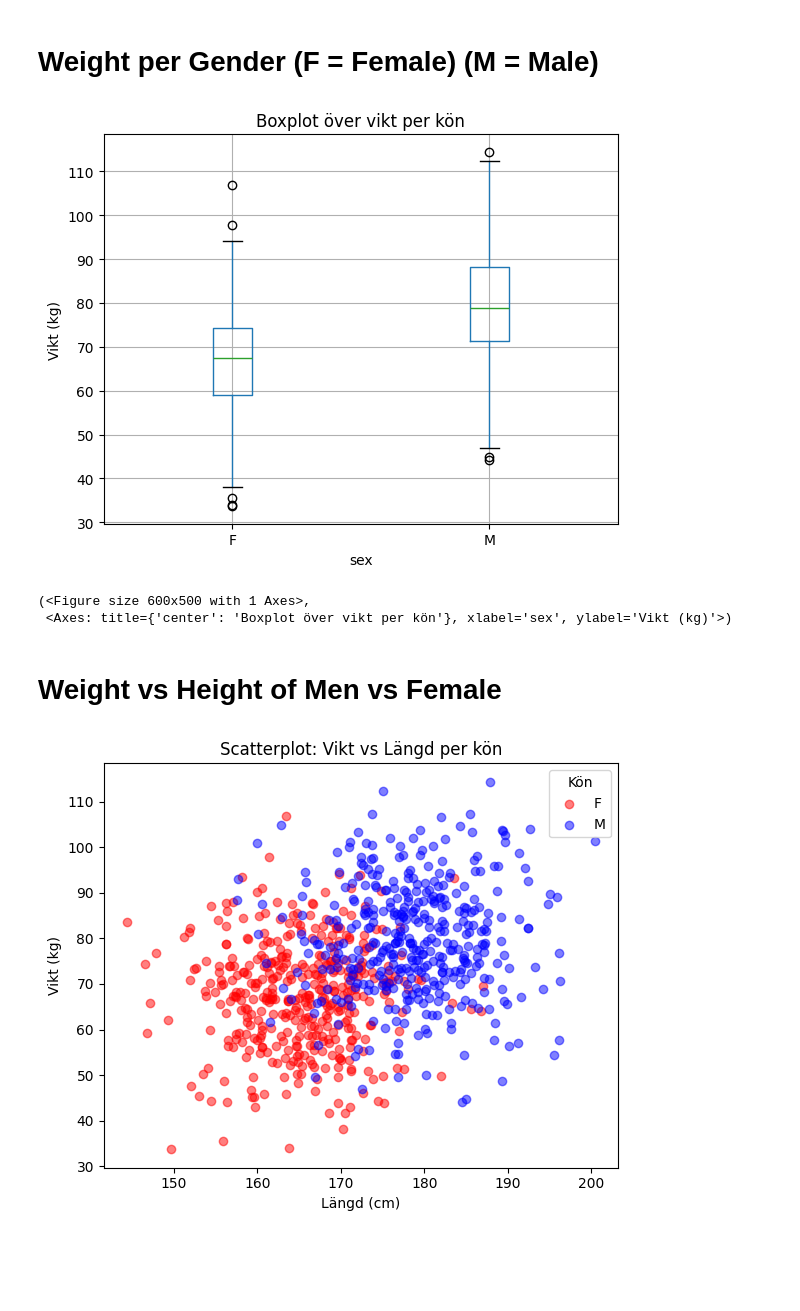
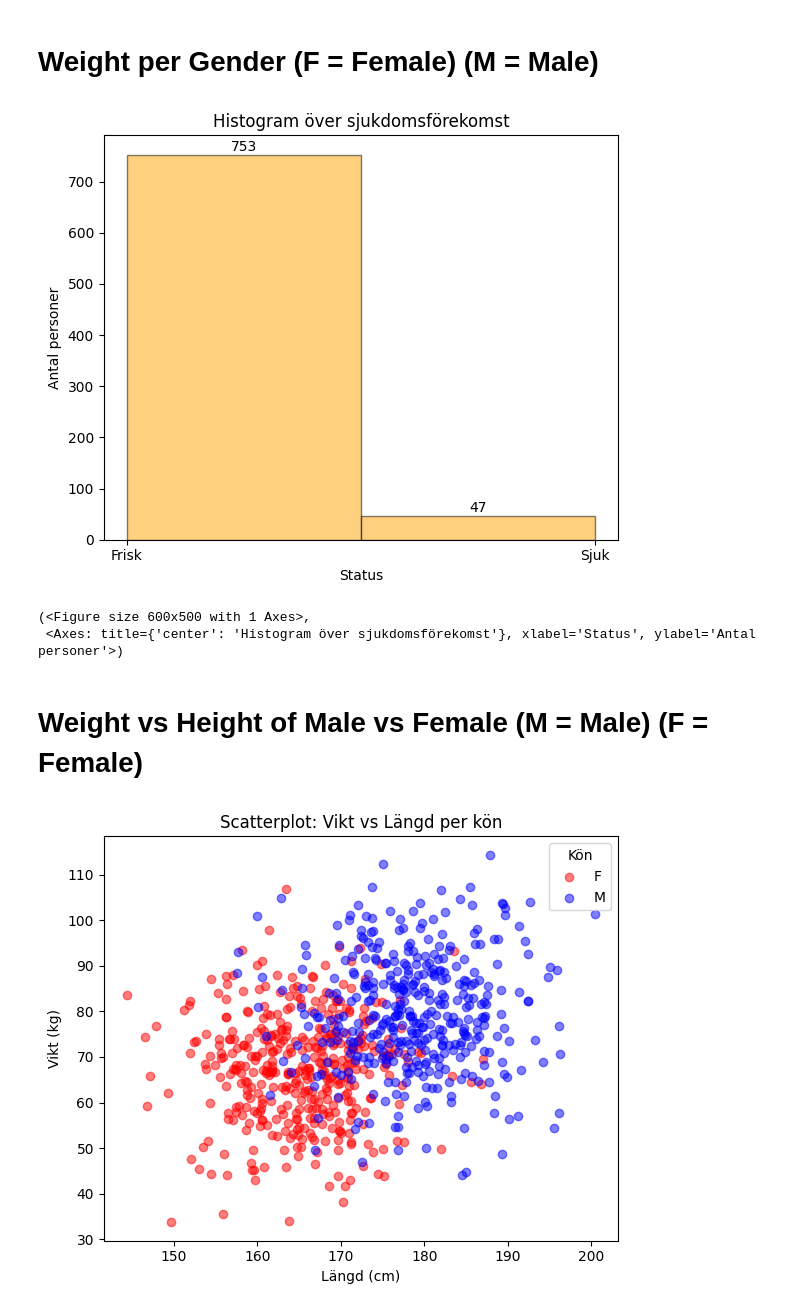
Before and after one commit to MarcusMorlock/health-individual-inlamning, a Jupyter notebook: report.ipynb, the cells around one changed output. Drawn from its saved outputs; the diff is of its cells as text; code cells hidden in the pictures; blank space fills up the shorter version.

Commit message:
removed height for disease per gender

```diff
--- a/report.ipynb
+++ b/report.ipynb
@@ -33,13 +33,13 @@ analyser.viz_smoker_per_gender()
 # %% [markdown]
 # Weight per Gender (F = Female) (M = Male)
 # %%
-analyser.viz_weight_per_gender()
+analyser.viz_disease_per_gender()
 # %% [output]
-[figure, old version]
+[figure, new version]
 (<Figure size 600x500 with 1 Axes>,
- <Axes: title={'center': 'Boxplot över vikt per kön'}, xlabel='sex', ylabel='Vikt (kg)'>)
+ <Axes: title={'center': 'Histogram över sjukdomsförekomst'}, xlabel='Status', ylabel='Antal personer'>)
 # %% [markdown]
-# Weight vs Height of Men vs Female
+# Weight vs Height of Male vs Female (M = Male) (F = Female)
 # %%
 analyser.viz_weight_vs_height()
 # %% [output]
```
Also changed, not shown: 2 other files.
